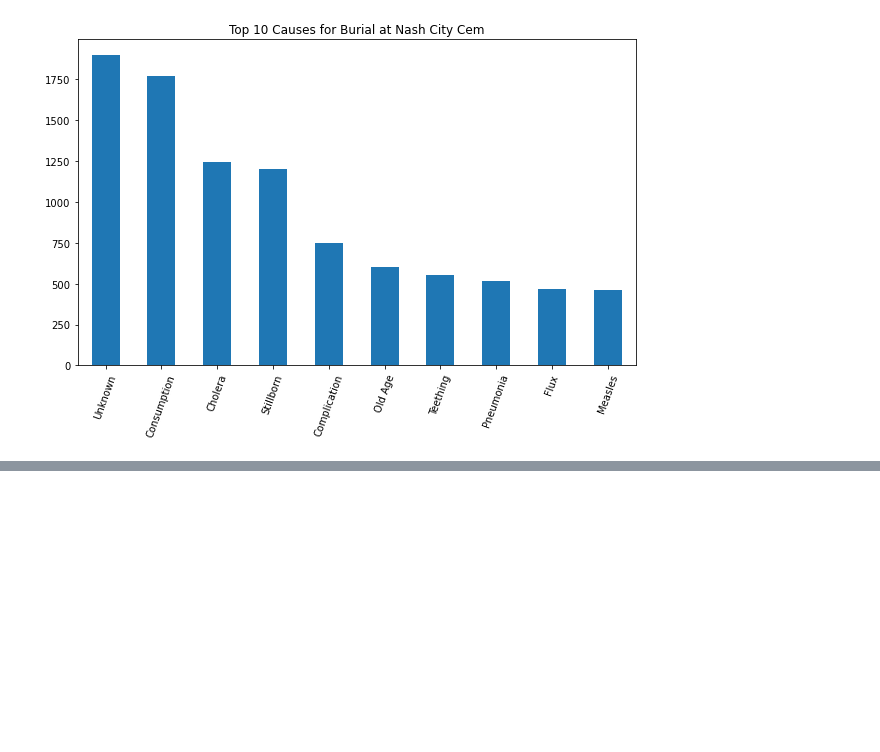
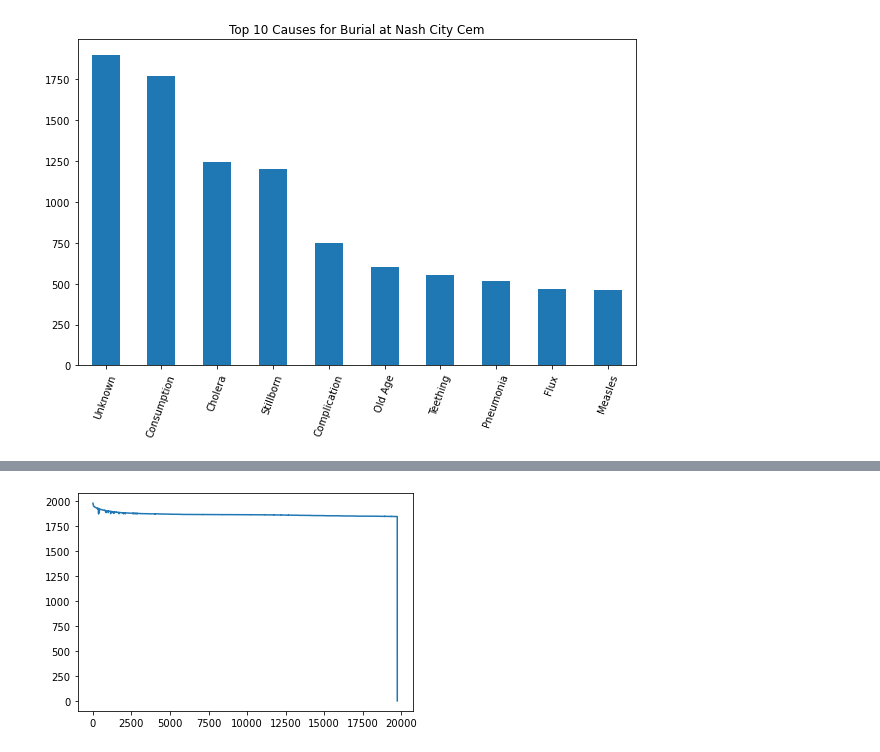
Before and after one commit to NSS-Data-Analytics-Cohort-10/advanced-pandas-t-white-21, a Jupyter notebook: notebook/nc_project.ipynb, the cells around one changed output, grey strips where cells are left out. Cells and saved outputs as stored; diff of their text form; code cells hidden in the pictures; blank space fills up the shorter version.

```diff
--- a/notebook/nc_project.ipynb
+++ b/notebook/nc_project.ipynb
@@ -102,0 +123,6 @@ Text(0.5, 1.0, 'Top 10 Causes for Burial at Nash City Cem')
+# %%
+data = ncp_df['Burial Year']
+plt.plot(data)
+plt.show()
+# %% [output]
+[figure, added]
```
Also changed, not shown: parts of 13 cells of this notebook.
